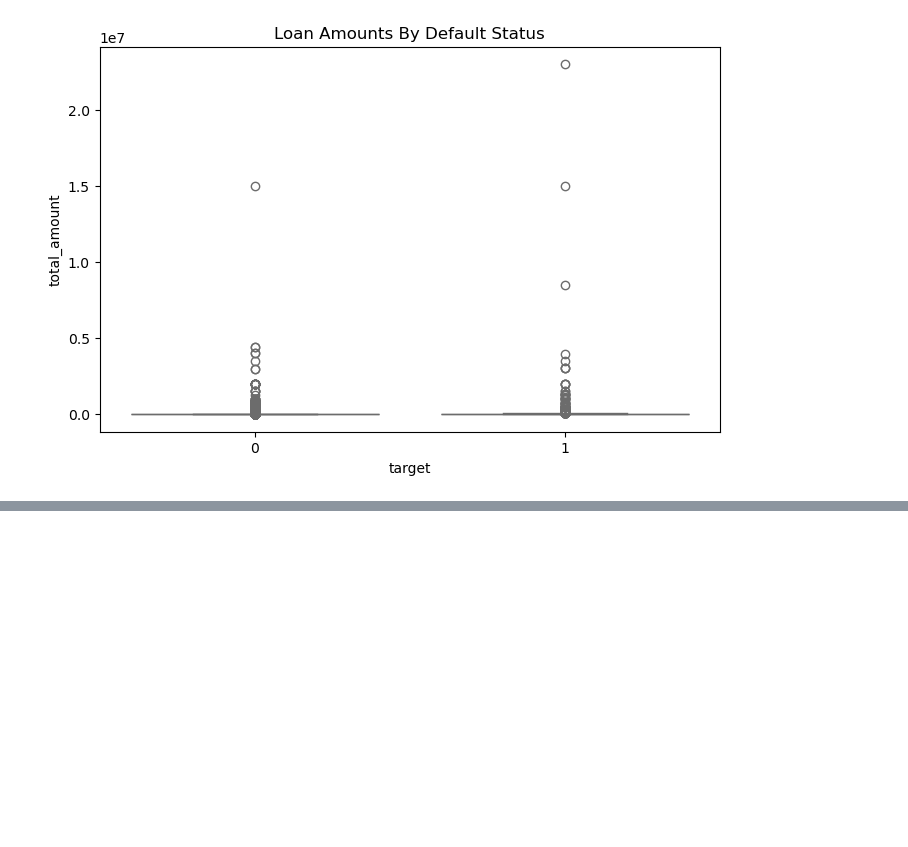
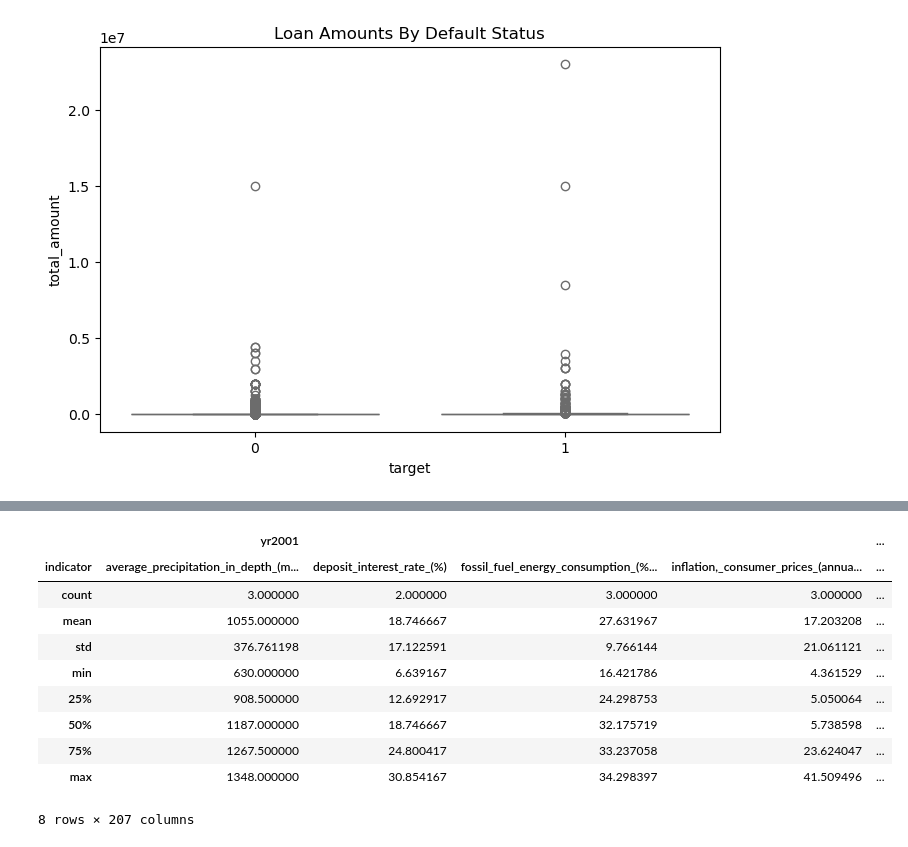
Before and after one commit to dataXpirates/credit_risk, a Jupyter notebook: notebook.ipynb, the cells around one changed output, grey strips where cells are left out. Cells and saved outputs as stored; diff of their text form; code cells hidden in the pictures; blank space fills up the shorter version.

```diff
--- a/notebook.ipynb
+++ b/notebook.ipynb
@@ -23,7 +24,7 @@ sns.set_palette("husl")
 # %%
 # Loading the train dataset
 df = pd.read_csv('Train.csv')
-df_final_test = pd.read_csv('Test.csv')
-df_economic_indicators = pd.read_csv('economic_indicators.csv')
+test_df = pd.read_csv('Test.csv')
+economic_df= pd.read_csv('economic_indicators.csv')
 # %% [markdown]
 #### Basic information of Dataset
@@ -589,0 +481,6 @@ train['target].value_counts()
+# %%
+economic_df.columns = economic_df.columns.str.lower()
+# %%
+economic_categorical = list(economic_df.dtypes[economic_df.dtypes == 'object'].index)
+for col in economic_categorical:
+    economic_df[col] = economic_df[col].str.lower().str.replace(' ', '_')
@@ -589,0 +498,15 @@ train['target].value_counts()
+# %%
+economic_pivot = economic_df.pivot(index='country', columns='indicator')
+economic_pivot.describe()
+# %% [output]
+|  | yr2001 |  |  |  | ... |
+| indicator | average_precipitation_in_depth_(m... | deposit_interest_rate_(%) | fossil_fuel_energy_consumption_(%... | inflation,_consumer_prices_(annua... | ... |
+| count | 3.000000 | 2.000000 | 3.000000 | 3.000000 | ... |
+| mean | 1055.000000 | 18.746667 | 27.631967 | 17.203208 | ... |
+| std | 376.761198 | 17.122591 | 9.766144 | 21.061121 | ... |
+| min | 630.000000 | 6.639167 | 16.421786 | 4.361529 | ... |
+| 25% | 908.500000 | 12.692917 | 24.298753 | 5.050064 | ... |
+| 50% | 1187.000000 | 18.746667 | 32.175719 | 5.738598 | ... |
+| 75% | 1267.500000 | 24.800417 | 33.237058 | 23.624047 | ... |
+| max | 1348.000000 | 30.854167 | 34.298397 | 41.509496 | ... |
+8 rows × 207 columns
```
Also changed, not shown: parts of 44 cells of this notebook.
